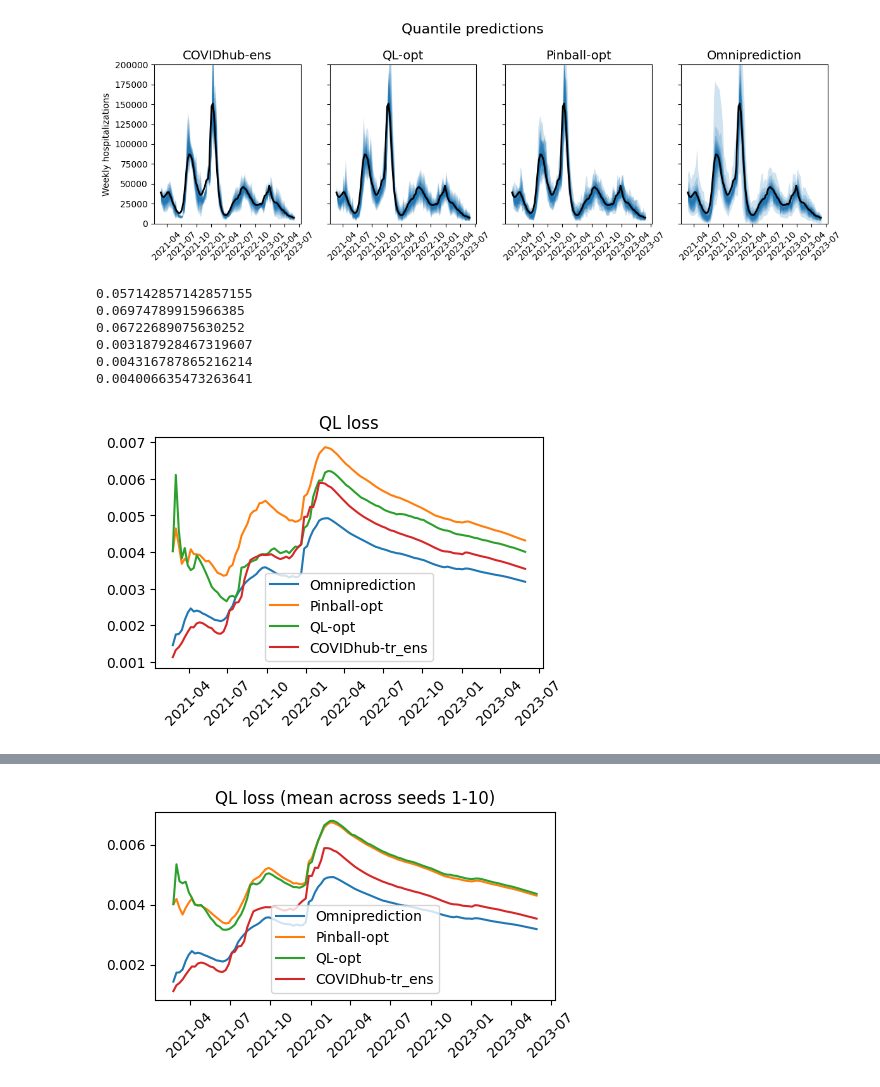
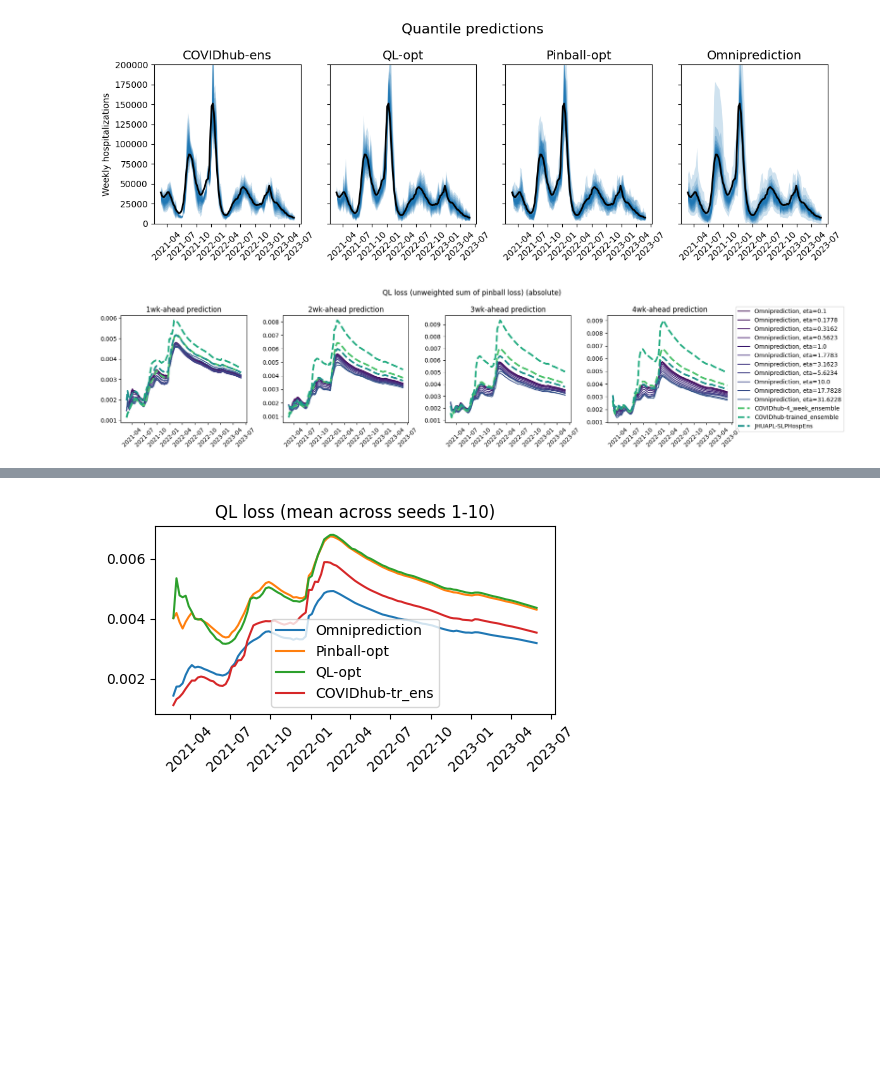
Before and after one commit to hysk79/omni-quantile, a Jupyter notebook: src/covid_hosp_weekly_v2.ipynb, the cells around one changed output, grey strips where cells are left out. Cells and saved outputs as stored; diff of their text form; code cells hidden in the pictures; blank space fills up the shorter version.

```diff
--- a/src/covid_hosp_weekly_v2.ipynb
+++ b/src/covid_hosp_weekly_v2.ipynb
@@ -16,6 +16,7 @@ forecasts_dict = d['forecasts_dict']
 f_list = d['forecaster_list']
 alpha_list = d['alpha_list']
 dates_list = d['dates_list']
+dates_list_pd = pd.to_datetime(dates_list)
 Y = d['Y']
 T = len(dates_list)
 
@@ -84,6 +89,5 @@ for w in range(1,5):
         # omni_result = OmniResult(results)
         pickle.dump(results, open(f"{SAVE_DIR}/results_{exp_name}.pkl", 'wb'))
         # pickle.dump(omni_result, open(f"{SAVE_DIR}/postprocessed_{exp_name}.pkl", 'wb'))
-    break
 # %% [output]
 Running wk1...
@@ -122,0 +151,16 @@ for i, eta_mult in enumerate(eta_list):
+# %%
+for w in range(1, 5):
+    exp_name = exp_name_string_v2(w, 1.0)
+    results = pickle.load(open(f"{SAVE_DIR}/results_{exp_name}.pkl", 'rb'))
+    ens_names = ['COVIDhub-4_week_ensemble', 'COVIDhub-trained_ensemble', 'JHUAPL-SLPHospEns']
+    ens_indices = []
+    for name in ens_names:
+        indices = np.where(np.array(results['forecaster_names']) == name)[0][0]
+        ens_indices.append(indices)
+        print(f"Indices for {name}: {indices}")
+
+    ens_preds_history = results['forecasters_preds_history'][:, :, ens_indices]
+    ens_score_trace = results['forecasters_score_trace'][:, ens_indices]
+
+    ens_d = {'ens_preds_history': ens_preds_history, 'ens_score_trace': ens_score_trace, 'ens_names': ens_names}
+    pickle.dump(ens_d, open(f"../results/{SAVE_DIR}/wk{w}_ens_results.pkl", 'wb'))
@@ -201,39 +297,37 @@ plt.show()
 [figure]
 # %%
 from metrics import ql_loss
-w=1
 
-exp_name = exp_name_string_v2(w, 0.5, seed=1)
+fig, ax = plt.subplots(1, 4, figsize=(18, 4))
+for w in range(1,5):
+    for ie, eta in enumerate(eta_list):
+        exp_name = exp_name_string_v2(w, eta, suffix='_noens')
+        results = pickle.load(open(f"{SAVE_DIR}/results_{exp_name}.pkl", 'rb'))
+        ens_results = pickle.load(open(f"../results/{SAVE_DIR}/wk{w}_ens_results.pkl", 'rb'))
 
-omni_result = pickle.load(open(f"{SAVE_DIR}/postprocessed_{exp_name}.pkl", 'rb'))
-results = omni_result.results
+        T = results['T']
+        Y = results['Y']
+        m = results['m']
 
-T = results['T']
-Y = results['Y']
-m = results['m']
+        # print(results['omni_score_trace'][T-1])
+        # print(omni_result.pinball_omni_score_trace[T-1])
+        # print(omni_result.ql_omni_score_trace[T-1])
 
-print(results['omni_score_trace'][T-1])
-print(omni_result.pinball_omni_score_trace[T-1])
-print(omni_result.ql_omni_score_trace[T-1])
+        # print(ql_loss(results['phat_history'], Y, results['alpha_list']).mean()/m)
+    # print(ql_loss(results['pinball_preds_history'], Y, results['alpha_list']).mean()/m)
+    # print(ql_loss(results['ql_preds_history'], Y, results['alpha_list']).mean()/m)
 
-print(ql_loss(results['phat_history'], Y, results['alpha_list']).mean()/m)
-print(ql_loss(results['pinball_preds_history'], Y, results['alpha_list']).mean()/m)
-print(ql_loss(results['ql_preds_history'], Y, results['alpha_list']).mean()/m)
+        ax[w-1].plot(pd.to_datetime(d['dates_list']), ql_loss(results['phat_history'], Y, results['alpha_list']).cumsum() / m / np.arange(1, T+1), label=f'Omniprediction, eta={eta}', color=color_func(30, ie))
+    # plt.plot(pd.to_datetime(d['dates_list']), ql_loss(results['pinball_preds_history'], Y, results['alpha_list']).cumsum() / m / np.arange(1, T+1), label='Pinball-opt')
+    # plt.plot(pd.to_datetime(d['dates_list']), ql_loss(results['ql_preds_history'], Y, results['alpha_list']).cumsum() / m / np.arange(1, T+1), label='QL-opt')
+    for ie, e_name in enumerate(ens_results['ens_names']):
+        ax[w-1].plot(pd.to_datetime(d['dates_list']), ql_loss(ens_results['ens_preds_history'][:,:,ie], Y, results['alpha_list']).cumsum() / m / np.arange(1, T+1), color=ens_colors[ie], linewidth=3, linestyle='--', label=e_name)
 
-fig, ax = plt.subplots(1, 1, figsize=(5, 3))
-plt.plot(pd.to_datetime(d['dates_list']), ql_loss(results['phat_history'], Y, results['alpha_list']).cumsum() / m / np.arange(1, T+1), label='Omniprediction')
-plt.plot(pd.to_datetime(d['dates_list']), ql_loss(results['pinball_preds_history'], Y, results['alpha_list']).cumsum() / m / np.arange(1, T+1), label='Pinball-opt')
-plt.plot(pd.to_datetime(d['dates_list']), ql_loss(results['ql_preds_history'], Y, results['alpha_list']).cumsum() / m / np.arange(1, T+1), label='QL-opt')
-plt.plot(pd.to_datetime(d['dates_list']), ql_loss(results['forecasters_preds_history'][:,:,-1], Y, results['alpha_list']).cumsum() / m / np.arange(1, T+1), label='COVIDhub-tr_ens')
-plt.xticks(rotation=45)
-plt.legend()
-plt.title('QL loss')
+    ax[w-1].tick_params(axis='x',rotation=45)
+    ax[w-1].set_title(f'{w}wk-ahead prediction')
+ax[3].legend(loc='center left', bbox_to_anchor=(1, 0.5))
+fig.suptitle('QL loss (unweighted sum of pinball loss) (absolute)')
+fig.tight_layout()
 plt.show()
 # %% [output]
-0.057142857142857155
-0.06974789915966385
-0.06722689075630252
-0.003187928467319607
-0.004316787865216214
-0.004006635473263641
-[figure, old version]
+[figure, new version]
```
Also changed, not shown: parts of 9 cells of this notebook, 11 other files.
